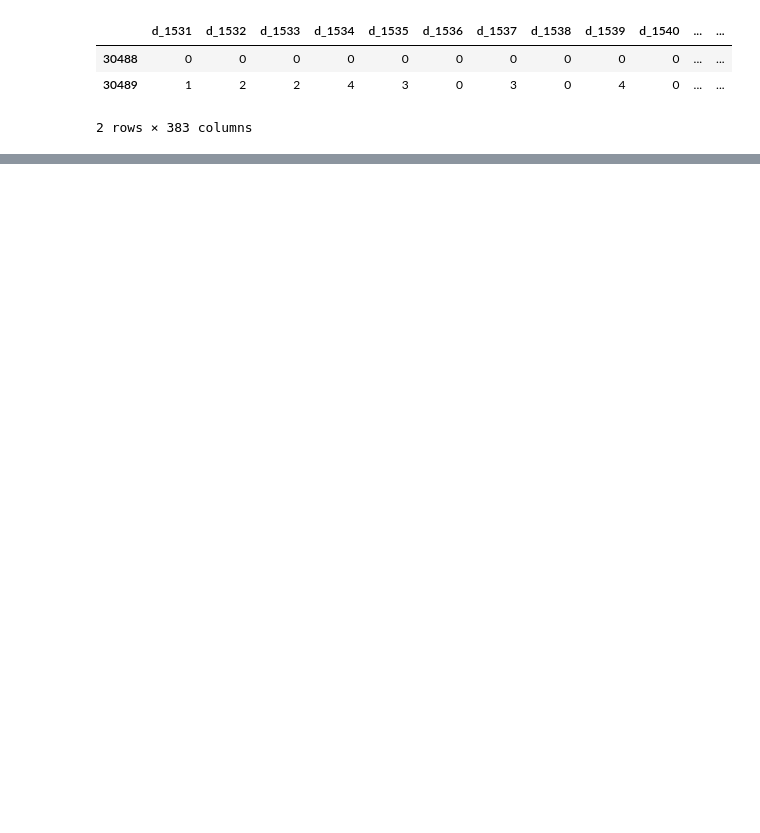
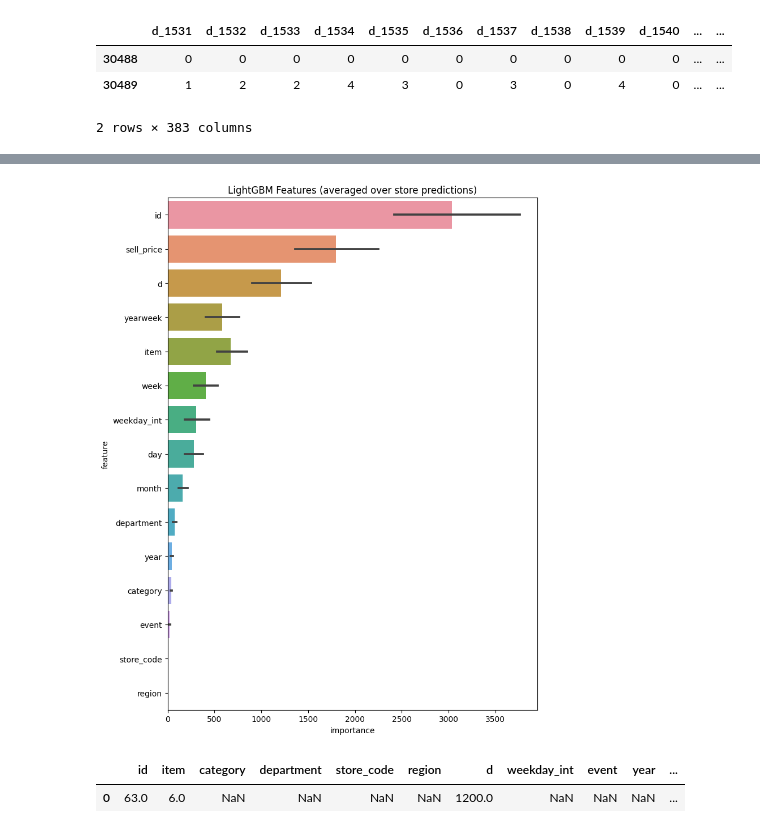
Before and after one commit to JeffAirData/DS-Market, a Jupyter notebook: notebooks/models.ipynb, the cells around one changed output, grey strips where cells are left out. Cells and saved outputs as stored; diff of their text form; code cells hidden in the pictures; blank space fills up the shorter version.

```diff
--- a/notebooks/models.ipynb
+++ b/notebooks/models.ipynb
@@ -23 +27,8 @@ data = pd.read_pickle('../data/processed/fe2_data.pkl')
+# %%
+d_id = dict(zip(sales.id.cat.codes, sales.id))
+d_item_id = dict(zip(sales.item.cat.codes, sales.item))
+d_department_id = dict(zip(sales.department.cat.codes, sales.department))
+d_category_id = dict(zip(sales.category.cat.codes, sales.category))
+d_store_id = dict(zip(sales.store_code.cat.codes, sales.store_code))
+d_region_id = dict(zip(sales.region.cat.codes, sales.region))
 # %%
@@ -335,0 +385,3 @@ score = evaluator.score(preds_val)
+# %%
+data['week'] = data['week'].astype(np.int16)
+data['yearweek'] = data['yearweek'].astype(np.int32)
@@ -335,0 +408,6 @@ score = evaluator.score(preds_val)
+# %%
+#Data Distribution
+valid = data[(data['d']>1147) & (data['d']<=1530)][['id','d','sales']]
+test = data[data['d']>1530][['id','d','sales']]
+eval_preds = test['sales']
+valid_preds = valid['sales']
@@ -335,0 +464,24 @@ score = evaluator.score(preds_val)
+# %%
+feature_importance_df = pd.DataFrame()
+features = columnsTrain
+for filename in os.listdir('../models/'):
+    if 'model' in filename:
+        # load model
+        model = joblib.load(f'../models/{filename}')
+        store_importance_df = pd.DataFrame()
+        store_importance_df["feature"] = features
+        store_importance_df["importance"] = model.feature_importances_
+        store_importance_df["store"] = filename[5:9]
+        feature_importance_df = pd.concat([feature_importance_df, store_importance_df], axis=0)
+
+def display_importances(feature_importance_df_):
+    cols = feature_importance_df_[["feature", "importance"]].groupby("feature").mean().sort_values(by="importance", ascending=False)[:20].index
+    best_features = feature_importance_df_.loc[feature_importance_df_.feature.isin(cols)]
+    plt.figure(figsize=(8, 10))
+    sns.barplot(x="importance", y="feature", data=best_features.sort_values(by="importance", ascending=False))
+    plt.title('LightGBM Features (averaged over store predictions)')
+    plt.tight_layout()
+
+display_importances(feature_importance_df)
+# %% [output]
+[figure, added]
@@ -335,0 +494,5 @@ score = evaluator.score(preds_val)
+# %%
+testeManual.head()
+# %% [output]
+|  | id | item | category | department | store_code | region | d | weekday_int | event | year | ... |
+| 0 | 63.0 | 6.0 | NaN | NaN | NaN | NaN | 1200.0 | NaN | NaN | NaN | ... |
```
Also changed, not shown: parts of 30 cells of this notebook, 16 other files.
